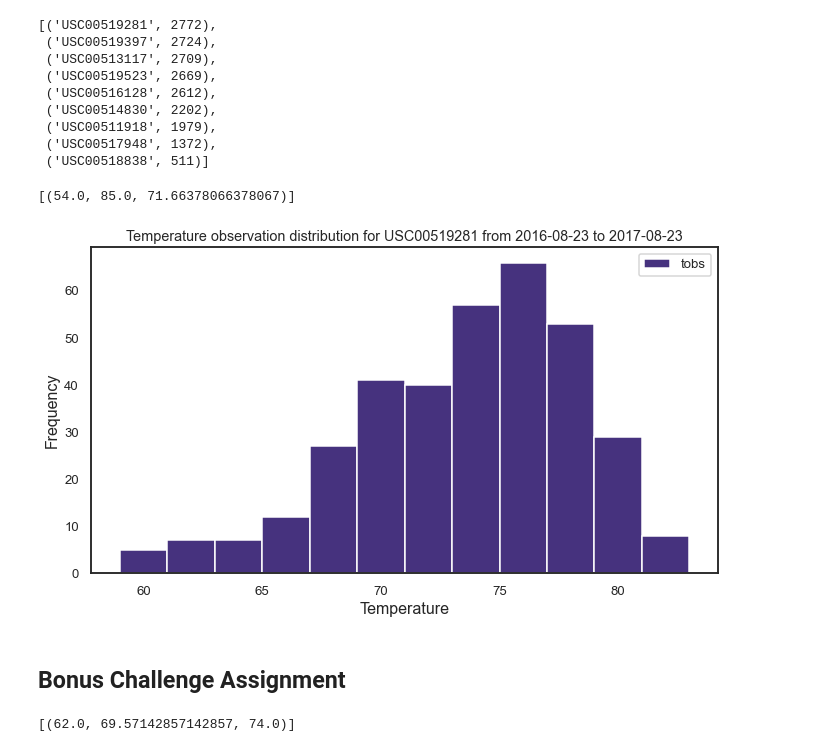
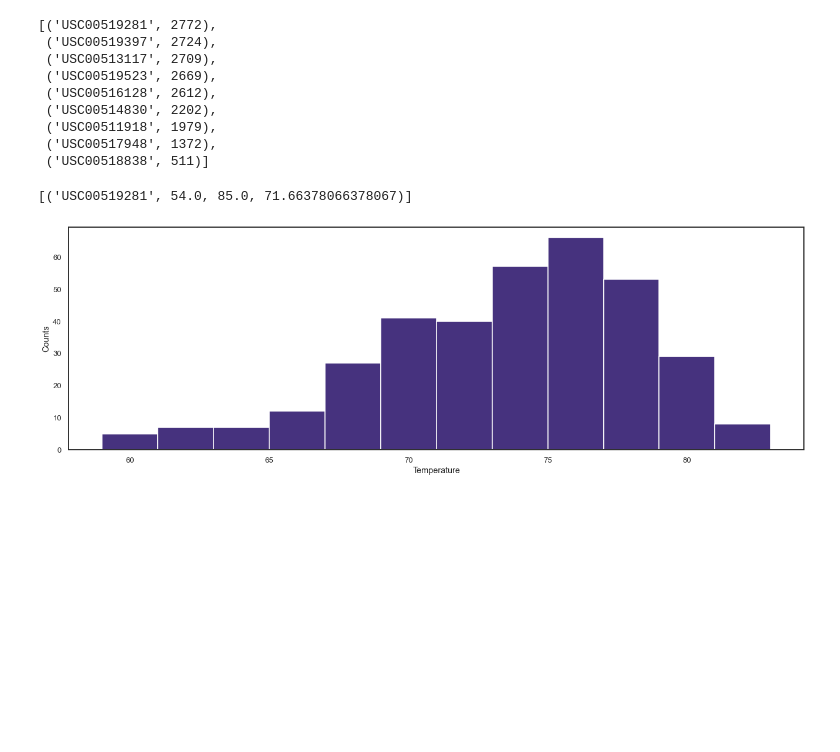
Before and after one commit to llambrano/sqlalchemy-challenge, a Jupyter notebook: climate_starter.ipynb, the cells around one changed output. Drawn from its saved outputs; the diff is of its cells as text; code cells hidden in the pictures; blank space fills up the shorter version.

Commit message:
new graphs

```diff
--- a/climate_starter.ipynb
+++ b/climate_starter.ipynb
@@ -107,0 +55,3 @@ prcp_df.describe()
+# %%
+last_date = dt.date(2017,8,23)
+print(last_date)
@@ -107,0 +60,3 @@ prcp_df.describe()
+# %%
+year_before_last_date = dt.date(2017, 8, 23) - rd(months=+12)
+print(year_before_last_date)
@@ -130,61 +158,28 @@ act
 # %%
 # Using the station id from the previous query, calculate the lowest temperature recorded,
 # highest temperature recorded, and average temperature of the most active station?
-sel = [func.min(Measurement.tobs),
+sel = [Measurement.station,
+       func.min(Measurement.tobs),
        func.max(Measurement.tobs),
        func.avg(Measurement.tobs)]
-minmaxave = session.query(*sel).\
-filter(Measurement.station == "USC00519281" ).\
-order_by(Measurement.tobs).all()
-minmaxave
+station_tobs_detail = session.query(*sel).filter(Measurement.station == "USC00519281").all()
+station_tobs_detail
 # %% [output]
-[(54.0, 85.0, 71.66378066378067)]
+[('USC00519281', 54.0, 85.0, 71.66378066378067)]
 # %%
-mm = act[0][0] # Choose the station with the highest number of temperature observations.
+# Choose the station with the highest number of temperature observations.
+# Query the last 12 months of temperature observation data for this station and plot the results as a histogram
+station_tobs = session.query(Measurement.tobs).filter(Measurement.station == "USC00519281",
+                          Measurement.date >= year_before_last_date,
+                          Measurement.date <= last_date).all()
 
-last_day_r = latest_day = dt.date(2017,8,23)
-delta = last_day_r - dt.timedelta(days=365)
-last_day = session.query(Measurement.date).\
-    order_by(Measurement.date.desc()).first()
+#storing query in dataframe
+tobs_df = pd.DataFrame(station_tobs, columns =["tobs"])
 
-# Query the last 12 months of temperature observation data for this station and plot the results as a histogram
-
-t = session.query(Measurement.tobs).filter(Measurement.date >= delta).\
-    filter(Measurement.date <= last_day_r).\
-    filter(Measurement.station == mm).all()
-
-
-aaa = list(np.ravel(t))
-plt.figure(figsize=(10,6))
-plt.hist(aaa, bins=12)
-plt.title("Temperature observation distribution for {0} from {1} to {2}".format(mm, delta,last_day_r))
-plt.ylabel('Frequency', fontsize=16)
-plt.xlabel('Temperature', fontsize=16)
-labels = ['tobs']
-plt.legend(labels)
+plt.hist(tobs_df["tobs"], bins=12)
+plt.xlabel("Temperature")
+plt.ylabel("Counts")
+plt.savefig("Images/tobs_hist")
 plt.show()
 # %% [output]
-[figure, old version]
+[figure, new version]
-# %% [markdown]
-## Bonus Challenge Assignment
-# %%
-# This function called `calc_temps` will accept start date and end date in the format '%Y-%m-%d'
-# and return the minimum, average, and maximum temperatures for that range of dates
-def calc_temps(start_date, end_date):
-    """TMIN, TAVG, and TMAX for a list of dates.
-
-    Args:
-        start_date (string): A date string in the format %Y-%m-%d
-        end_date (string): A date string in the format %Y-%m-%d
-
-    Returns:
-        TMIN, TAVE, and TMAX
-    """
-
-    return session.query(func.min(Measurement.tobs), func.avg(Measurement.tobs), func.max(Measurement.tobs)).\
-        filter(Measurement.date >= start_date).filter(Measurement.date <= end_date).all()
-
-# function usage example
-print(calc_temps('2012-02-28', '2012-03-05'))
-# %% [output]
-[(62.0, 69.57142857142857, 74.0)]
```
Also changed, not shown: parts of 25 cells of this notebook, 3 other files.
